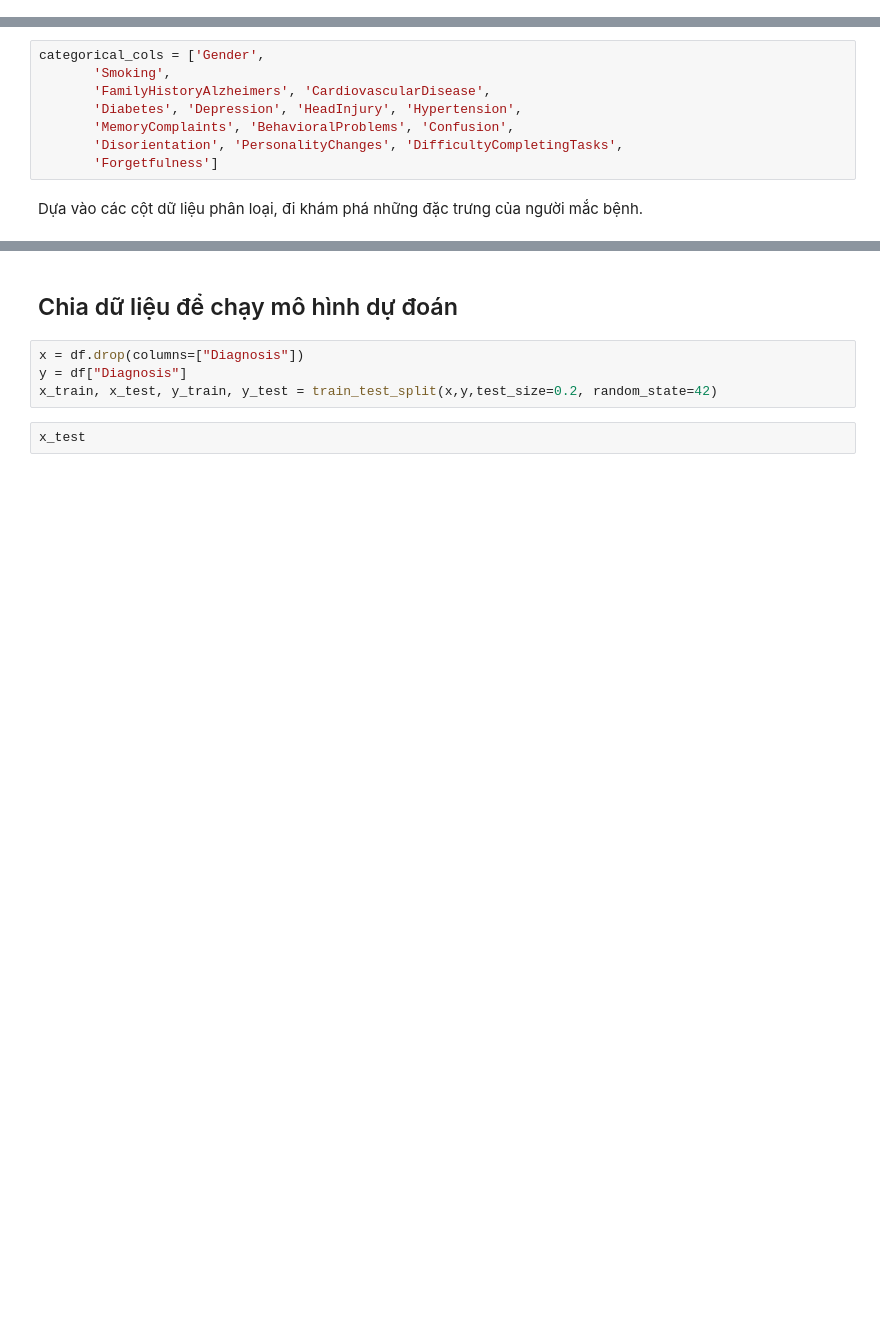
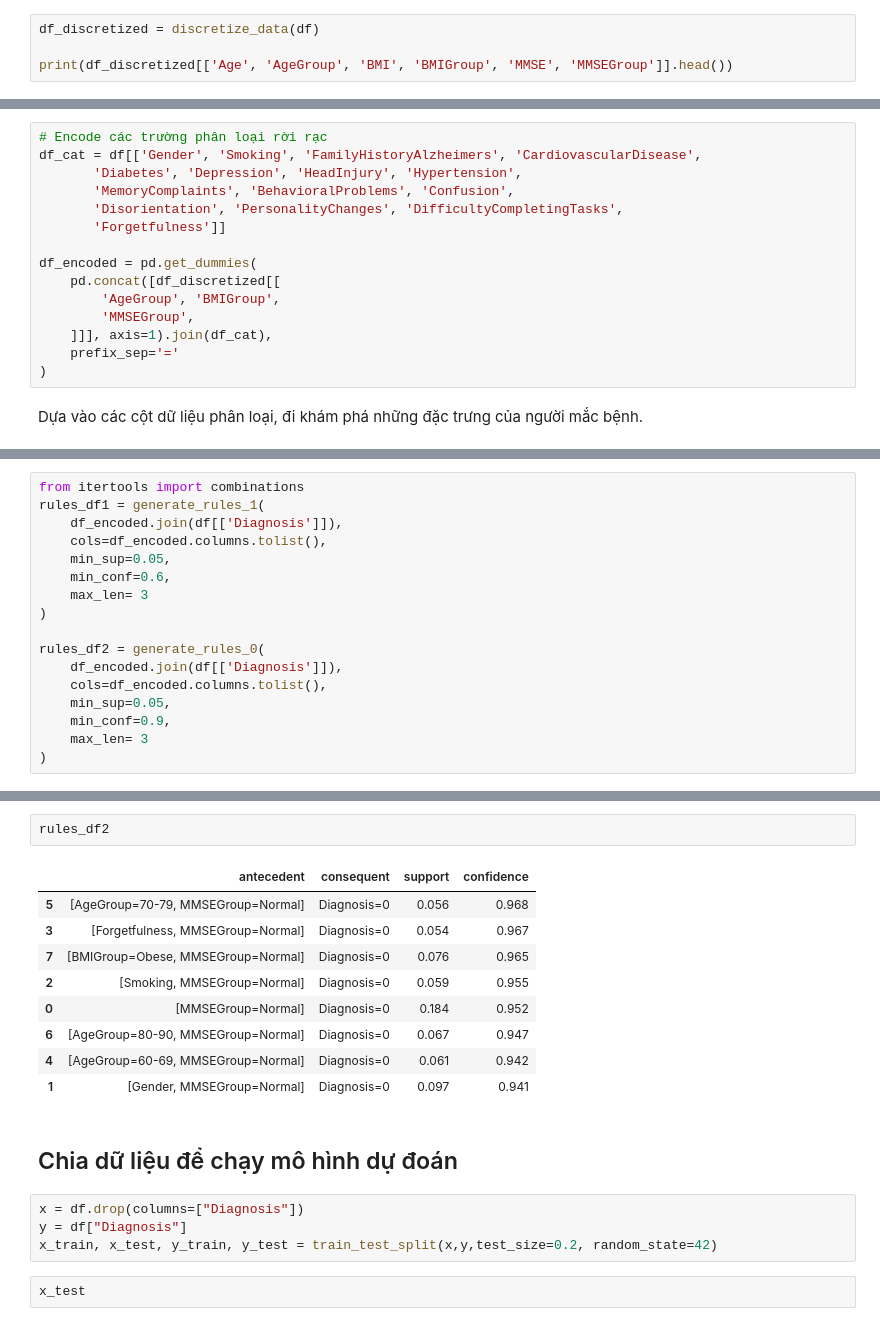
Before and after one commit to Ngoc-Quy-az1/Alzheimer-s-diagnosis, a Jupyter notebook: alzheimer-diagnosis.ipynb, the cells around one changed output, grey strips where cells are left out. Cells and saved outputs as stored; diff of their text form; blank space fills up the shorter version.

Commit message:
Kaggle Notebook | Alzheimer-diagnosis | Version 28

```diff
--- a/alzheimer-diagnosis.ipynb
+++ b/alzheimer-diagnosis.ipynb
@@ -138,0 +153,4 @@ Từ ma trận tương quan trên ta thấy được mức độ tương quan gi
+# %%
+df_discretized = discretize_data(df)
+
+print(df_discretized[['Age', 'AgeGroup', 'BMI', 'BMIGroup', 'MMSE', 'MMSEGroup']].head())
@@ -139,11 +164,18 @@ Từ ma trận tương quan trên ta thấy được mức độ tương quan gi
 # %%
-categorical_cols = ['Gender',
-       'Smoking',
-       'FamilyHistoryAlzheimers', 'CardiovascularDisease',
+# Encode các trường phân loại rời rạc
+df_cat = df[['Gender', 'Smoking', 'FamilyHistoryAlzheimers', 'CardiovascularDisease',
        'Diabetes', 'Depression', 'HeadInjury', 'Hypertension',
        'MemoryComplaints', 'BehavioralProblems', 'Confusion',
        'Disorientation', 'PersonalityChanges', 'DifficultyCompletingTasks',
-       'Forgetfulness']
+       'Forgetfulness']]
+
+df_encoded = pd.get_dummies(
+    pd.concat([df_discretized[[
+        'AgeGroup', 'BMIGroup',
+        'MMSEGroup',
+    ]]], axis=1).join(df_cat),
+    prefix_sep='='
+)
 # %% [markdown]
 Dựa vào các cột dữ liệu phân loại, đi khám phá những đặc trưng của người mắc bệnh.
 # %%
@@ -184,0 +242,17 @@ rules_df
+# %%
+from itertools import combinations
+rules_df1 = generate_rules_1(
+    df_encoded.join(df[['Diagnosis']]),
+    cols=df_encoded.columns.tolist(),
+    min_sup=0.05,
+    min_conf=0.6,
+    max_len= 3
+)
+
+rules_df2 = generate_rules_0(
+    df_encoded.join(df[['Diagnosis']]),
+    cols=df_encoded.columns.tolist(),
+    min_sup=0.05,
+    min_conf=0.9,
+    max_len= 3
+)
@@ -185,3 +270,15 @@ rules_df
+# %%
+rules_df2
+# %% [output]
+|  | antecedent | consequent | support | confidence |
+| 5 | [AgeGroup=70-79, MMSEGroup=Normal] | Diagnosis=0 | 0.056 | 0.968 |
+| 3 | [Forgetfulness, MMSEGroup=Normal] | Diagnosis=0 | 0.054 | 0.967 |
+| 7 | [BMIGroup=Obese, MMSEGroup=Normal] | Diagnosis=0 | 0.076 | 0.965 |
+| 2 | [Smoking, MMSEGroup=Normal] | Diagnosis=0 | 0.059 | 0.955 |
+| 0 | [MMSEGroup=Normal] | Diagnosis=0 | 0.184 | 0.952 |
+| 6 | [AgeGroup=80-90, MMSEGroup=Normal] | Diagnosis=0 | 0.067 | 0.947 |
+| 4 | [AgeGroup=60-69, MMSEGroup=Normal] | Diagnosis=0 | 0.061 | 0.942 |
+| 1 | [Gender, MMSEGroup=Normal] | Diagnosis=0 | 0.097 | 0.941 |
 # %% [markdown]
 ## Chia dữ liệu để chạy mô hình dự đoán
 # %%
```
Also changed, not shown: parts of 7 cells of this notebook.
